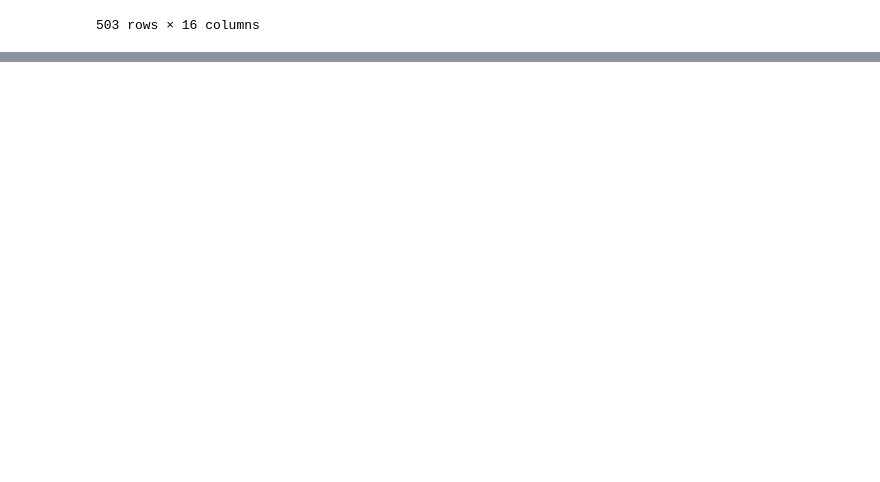
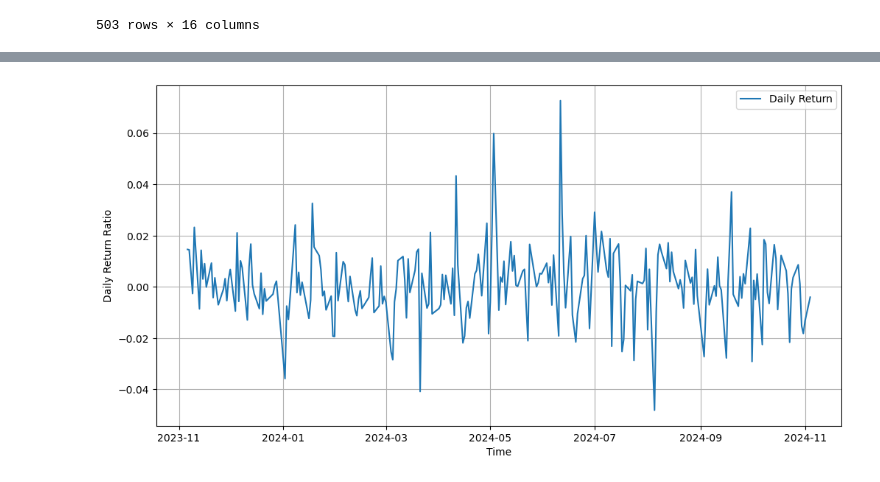
Before and after one commit to theparada/sp500analysis, a Jupyter notebook: analysis.ipynb, the cells around one changed output, grey strips where cells are left out. Cells and saved outputs as stored; diff of their text form; code cells hidden in the pictures; blank space fills up the shorter version.

Commit message:
add daily returns

```diff
--- a/analysis.ipynb
+++ b/analysis.ipynb
@@ -66,3 +76,7 @@ See the caveats in the documentation: https://pandas.pydata.org/pandas-docs/stab
+# %%
+plot_price_ema(symbol="AAPL", position="Daily Return", year=1, month=0, use_ema=False, yy_label="Daily Return Ratio")
+# %% [output]
+[figure, added]
 # %%
 from matplotlib import cm
 # %%
```
Also changed, not shown: parts of 7 cells of this notebook.
